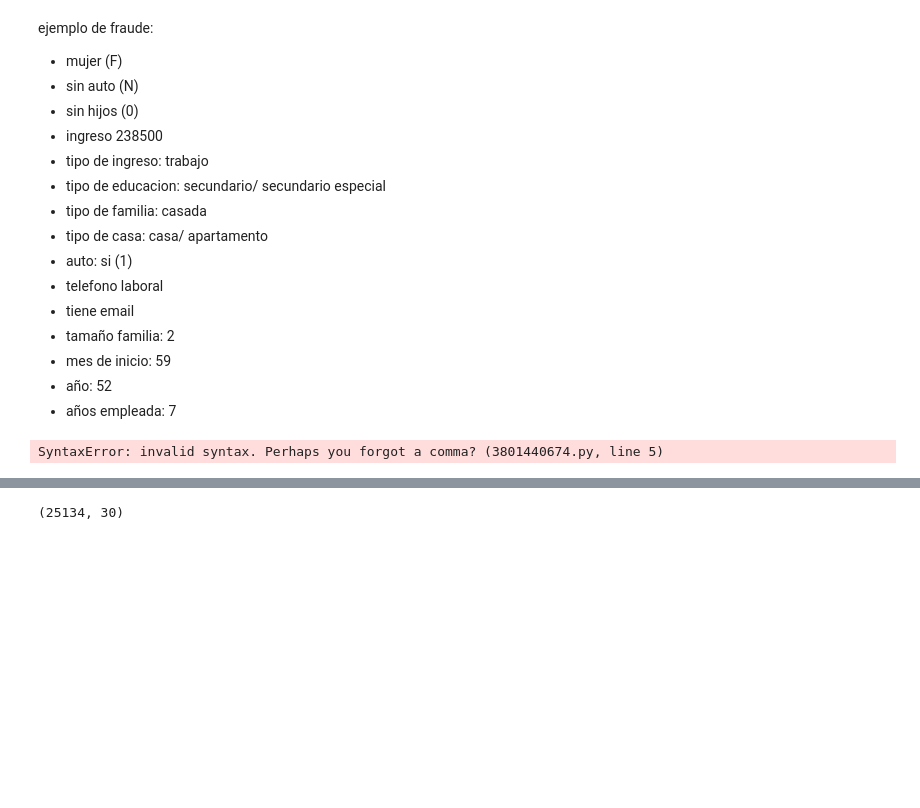
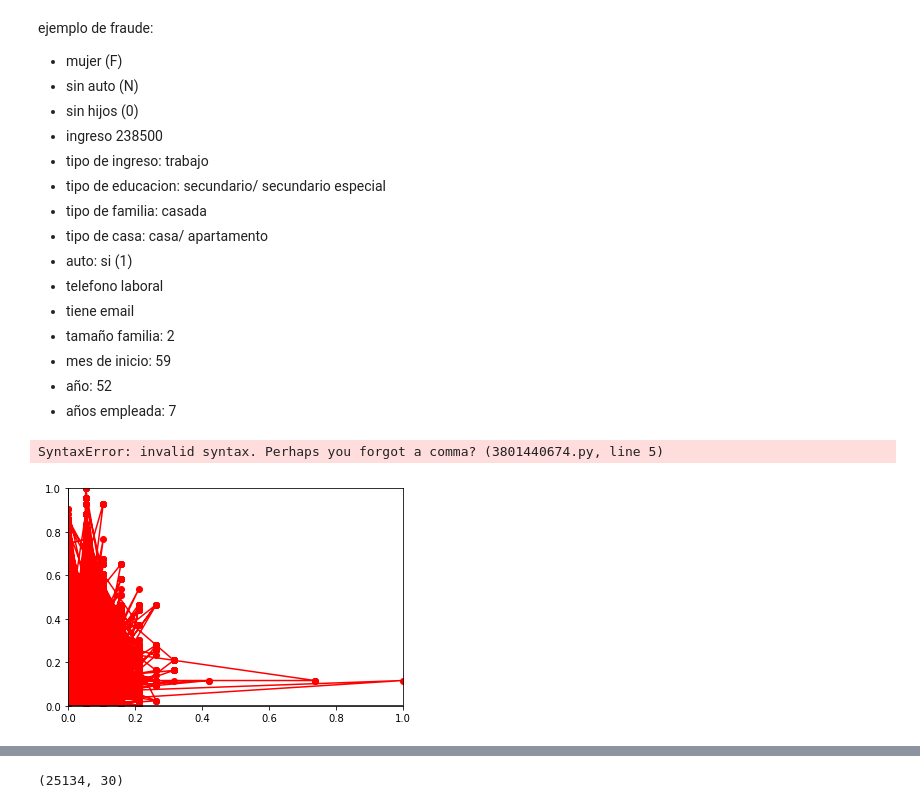
Before and after one commit to jnatmed/smote_tpfinal, a Jupyter notebook: credit_dataset.ipynb, the cells around one changed output, grey strips where cells are left out. Cells and saved outputs as stored; diff of their text form; code cells hidden in the pictures; blank space fills up the shorter version.

```diff
--- a/credit_dataset.ipynb
+++ b/credit_dataset.ipynb
@@ -132,3 +132,21 @@ for col in scaled:
 
 merged.head()
 data = merged
+# %%
+from matplotlib import pyplot
+
+# Valores del eje X que toma el gráfico.
+x = data['FAMILY SIZE']
+y = data['YEARS_EMPLOYED']
+# Graficar ambas funciones.
+pyplot.plot(x, y, marker='o', color='red')
+
+pyplot.axhline(0, color="black")
+pyplot.axvline(0, color="black")
+# Limitar los valores de los ejes.
+pyplot.xlim(0, 1)
+pyplot.ylim(0, 1)
+# Mostrarlo.
+pyplot.show()
+# %% [output]
+[figure, added]
```
Also changed, not shown: parts of 1 cell of this notebook, 4 other files.
